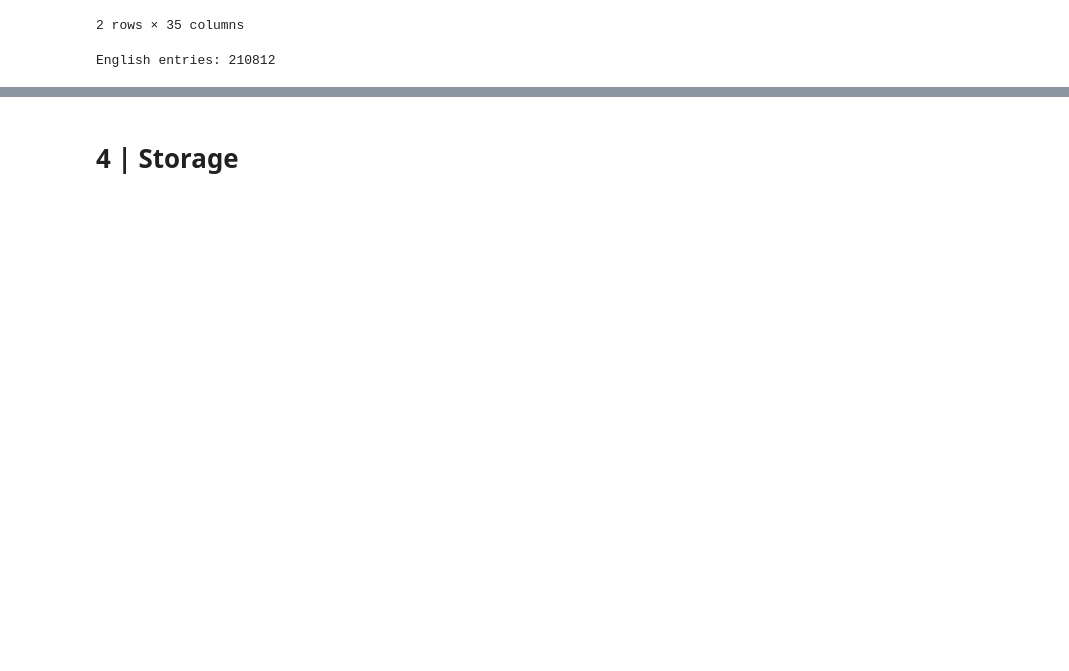
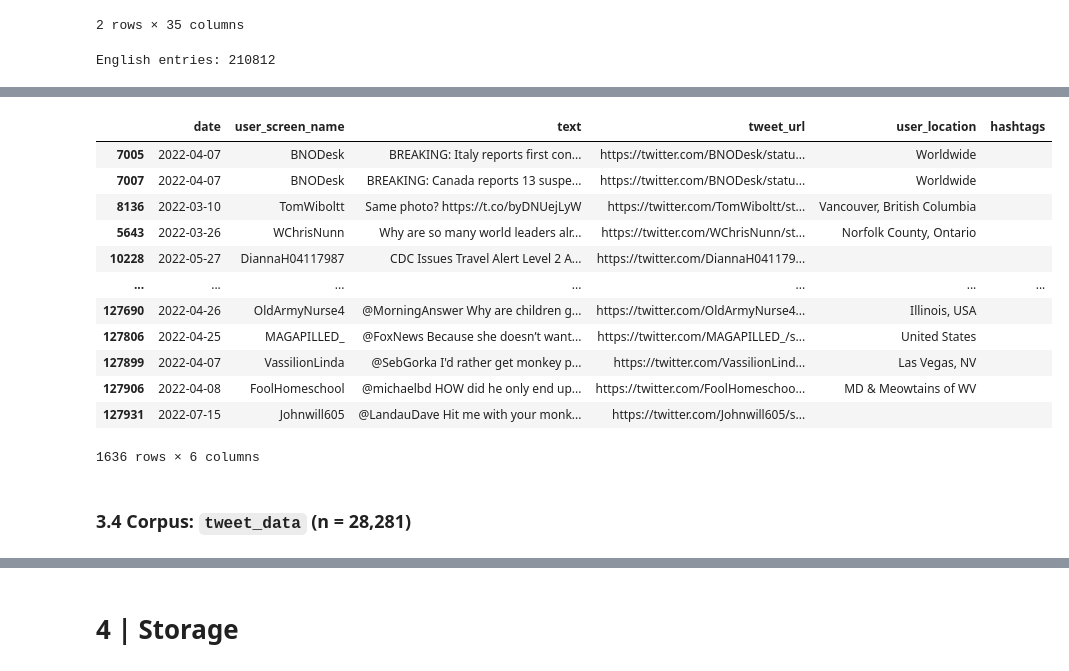
Before and after one commit to slp22/data-engineering-project, a Jupyter notebook: engineering_monkeypox_pipeline.ipynb, the cells around one changed output, grey strips where cells are left out. Drawn from its saved outputs; the diff is of its cells as text; code cells hidden in the pictures; blank space fills up the shorter version.

```diff
--- a/engineering_monkeypox_pipeline.ipynb
+++ b/engineering_monkeypox_pipeline.ipynb
@@ -496,3 +456,0 @@ df[['date']]
-# %%
-df = df.sort_values('date')
-df.head(2)
@@ -553,3 +490,11 @@ Mosdeffff7            1
 Name: user_screen_name, Length: 15936, dtype: int64
 
  Num unique: 15936
+# %%
+df = df[['date',
+         'user_screen_name',
+         'text',
+         'tweet_url',
+         'user_location',
+         'hashtags']]
+df.head(2)
@@ -555,0 +521,17 @@ Name: user_screen_name, Length: 15936, dtype: int64
+# %%
+duplicateRows = df[df.duplicated()]
+duplicateRows
+# %% [output]
+|  | date | user_screen_name | text | tweet_url | user_location | hashtags |
+| 7005 | 2022-04-07 | BNODesk | BREAKING: Italy reports first con... | https://twitter.com/BNODesk/statu... | Worldwide |  |
+| 7007 | 2022-04-07 | BNODesk | BREAKING: Canada reports 13 suspe... | https://twitter.com/BNODesk/statu... | Worldwide |  |
+| 8136 | 2022-03-10 | TomWiboltt | Same photo? https://t.co/byDNUejLyW | https://twitter.com/TomWiboltt/st... | Vancouver, British Columbia |  |
+| 5643 | 2022-03-26 | WChrisNunn | Why are so many world leaders alr... | https://twitter.com/WChrisNunn/st... | Norfolk County, Ontario |  |
+| 10228 | 2022-05-27 | DiannaH04117987 | CDC Issues Travel Alert Level 2 A... | https://twitter.com/DiannaH041179... |  |  |
+| ... | ... | ... | ... | ... | ... | ... |
+| 127690 | 2022-04-26 | OldArmyNurse4 | @MorningAnswer Why are children g... | https://twitter.com/OldArmyNurse4... | Illinois, USA |  |
+| 127806 | 2022-04-25 | MAGAPILLED_ | @FoxNews Because she doesn’t want... | https://twitter.com/MAGAPILLED_/s... | United States |  |
+| 127899 | 2022-04-07 | VassilionLinda | @SebGorka I'd rather get monkey p... | https://twitter.com/VassilionLind... | Las Vegas, NV |  |
+| 127906 | 2022-04-08 | FoolHomeschool | @michaelbd HOW did he only end up... | https://twitter.com/FoolHomeschoo... | MD & Meowtains of WV |  |
+| 127931 | 2022-07-15 | Johnwill605 | @LandauDave Hit me with your monk... | https://twitter.com/Johnwill605/s... |  |  |
+1636 rows × 6 columns
@@ -556,3 +540,5 @@ Name: user_screen_name, Length: 15936, dtype: int64
+# %% [markdown]
+### 3.4  Corpus: `tweet_data` (n = 28,**281**)
 # %%
 df.info()
 # %% [output]
```
Also changed, not shown: parts of 52 cells of this notebook.
